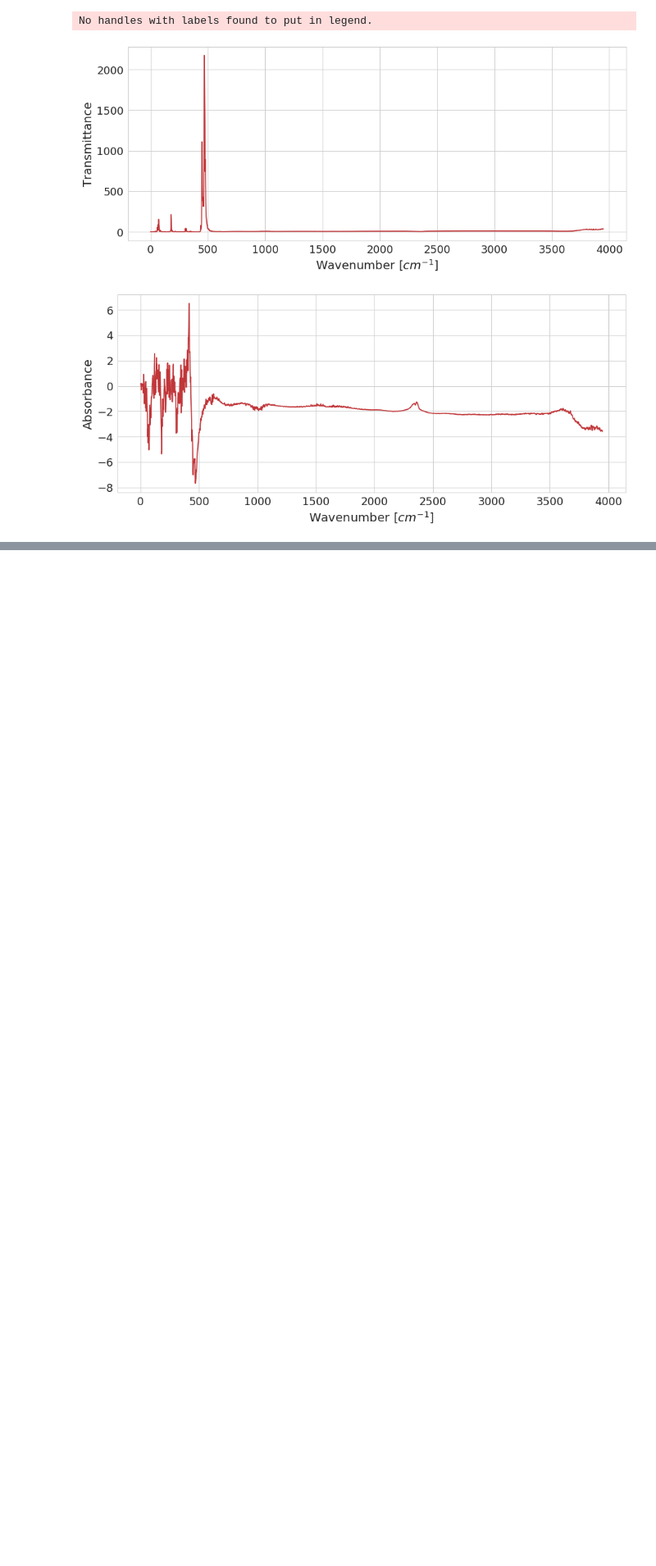
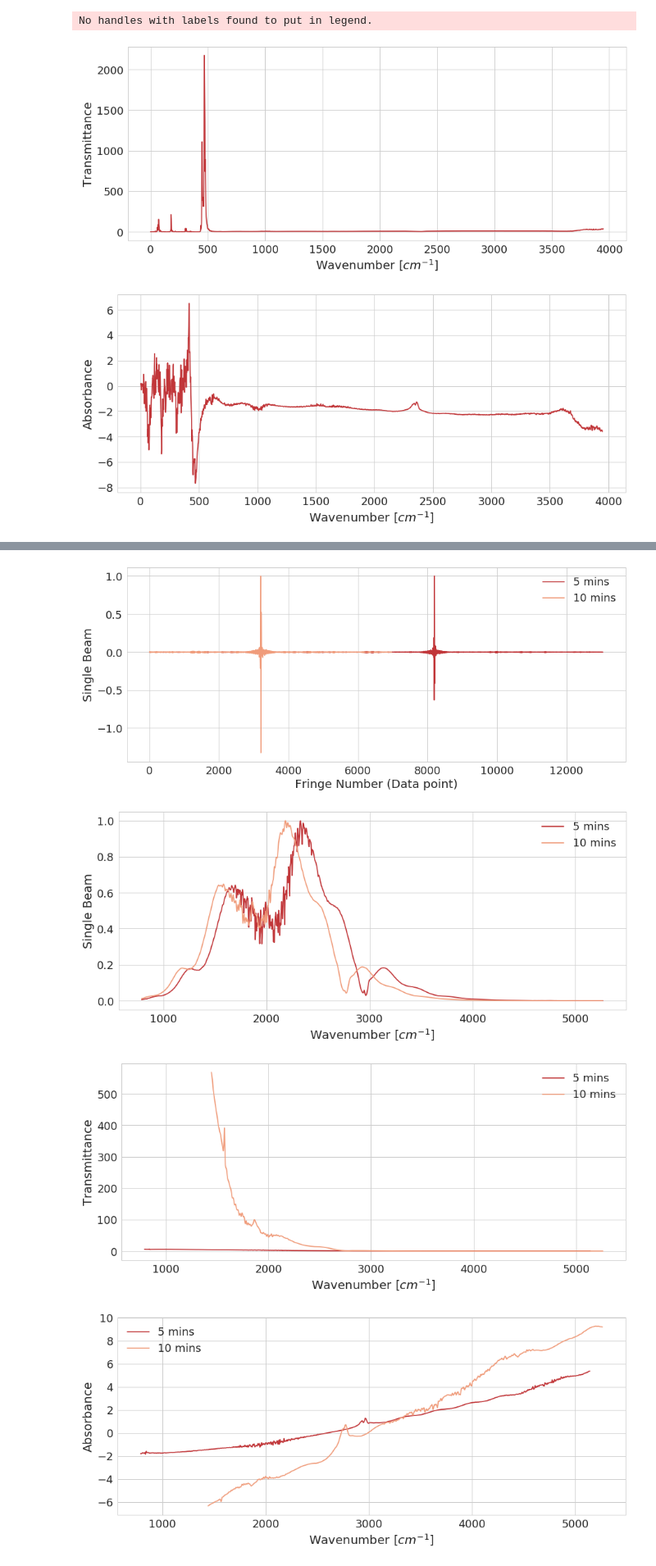
Before and after one commit to estherlin/enph352, a Jupyter notebook: data/lab1/analysis.ipynb, the cells around one changed output, grey strips where cells are left out. Shown at 82% size. Cells and saved outputs as stored; diff of their text form; code cells hidden in the pictures; blank space fills up the shorter version.

```diff
--- a/data/lab1/analysis.ipynb
+++ b/data/lab1/analysis.ipynb
@@ -459,0 +541,66 @@ No handles with labels found to put in legend.
+# %%
+DIR = "week1/"
+filename = ["week1_step3_n2_10mins.txt", "week1_step3_n2_20mins.txt"]
+mins = [Interferogram(DIR, filename[i]) for i in range(0, len(filename))]
+# %%
+# Raw data interferogram resolution 4cm, both acquisitions
+plt.figure()
+i = 8
+j = 5
+plt.plot(np.linspace(0, mins[0].num_pts[j], num=mins[0].num_pts[j]), mins[0].raw_data[j]/max(mins[0].raw_data[j]), label=r"5 mins")
+plt.plot(np.linspace(0, mins[1].num_pts[i], num=mins[1].num_pts[i]), mins[1].raw_data[i]/max(mins[1].raw_data[i]), label=r"10 mins")
+plt.grid(True)
+plt.xlabel("Fringe Number (Data point)")
+plt.ylabel("Single Beam")
+plt.legend()
+plt.show()
+
+# The FT'd result
+plt.figure()
+ind = int(len(mins[0].wavenumbers[j])/3)
+lind = int(len(mins[0].wavenumbers[j])/20)
+plt.plot(mins[0].wavenumbers[j][lind:ind], mins[0].spectra[j][lind:ind]/max(mins[0].spectra[j][lind:ind]), label=r"5 mins")
+
+ind = int(len(mins[1].wavenumbers[i])/3)
+lind = int(len(mins[1].wavenumbers[i])/20)
+plt.plot(mins[1].wavenumbers[i][lind:ind], mins[1].spectra[i][lind:ind]/max(mins[1].spectra[i][lind:ind]), label=r"10 mins")
+plt.grid(True)
+plt.xlabel(r"Wavenumber [$cm^{-1}$]")
+plt.ylabel("Single Beam")
+plt.legend()
+plt.show()
+
+# Transmittance
+plt.figure()
+ind = min(int(len(mins[0].wavenumbers[j])/3), int(len(res4.wavenumbers[0])/3))
+lind = max(int(len(mins[0].wavenumbers[j])/20), int(len(res4.wavenumbers[0])/20))
+plt.plot(mins[0].wavenumbers[j][lind:ind], Interferogram.calc_transmittance(res4.spectra[0][lind:ind], mins[0].spectra[j][lind:ind]), label="5 mins")
+
+ind = min(int(len(mins[1].wavenumbers[i])/3), int(len(res4.wavenumbers[0])/3))
+lind = max(int(len(mins[1].wavenumbers[i])/20), int(len(res4.wavenumbers[0])/20))
+plt.plot(mins[1].wavenumbers[i][lind:ind], Interferogram.calc_transmittance(res4.spectra[0][lind:ind], mins[1].spectra[i][lind:ind]), label="10 mins")
+plt.grid(True)
+plt.xlabel(r"Wavenumber [$cm^{-1}$]")
+plt.ylabel("Transmittance")
+plt.legend()
+plt.show()
+
+#Absorbance
+plt.figure()
+ind = min(int(len(mins[0].wavenumbers[j])/3), int(len(res4.wavenumbers[0])/3))
+lind = max(int(len(mins[0].wavenumbers[j])/20), int(len(res4.wavenumbers[0])/20))
+plt.plot(mins[0].wavenumbers[j][lind:ind], Interferogram.calc_absorbance(Interferogram.calc_transmittance(res4.spectra[0][lind:ind], mins[0].spectra[j][lind:ind])), label="5 mins")
+
+ind = min(int(len(mins[1].wavenumbers[i])/3), int(len(res4.wavenumbers[0])/3))
+lind = max(int(len(mins[1].wavenumbers[i])/20), int(len(res4.wavenumbers[0])/20))
+plt.plot(mins[1].wavenumbers[i][lind:ind], Interferogram.calc_absorbance(Interferogram.calc_transmittance(res4.spectra[0][lind:ind], mins[1].spectra[i][lind:ind])), label="10 mins")
+plt.grid(True)
+plt.xlabel(r"Wavenumber [$cm^{-1}$]")
+plt.ylabel("Absorbance")
+plt.legend()
+plt.show()
+# %% [output]
+[figure, added]
+[figure, added]
+[figure, added]
+[figure, added]
```
Also changed, not shown: parts of 21 cells of this notebook, 1 other file.
